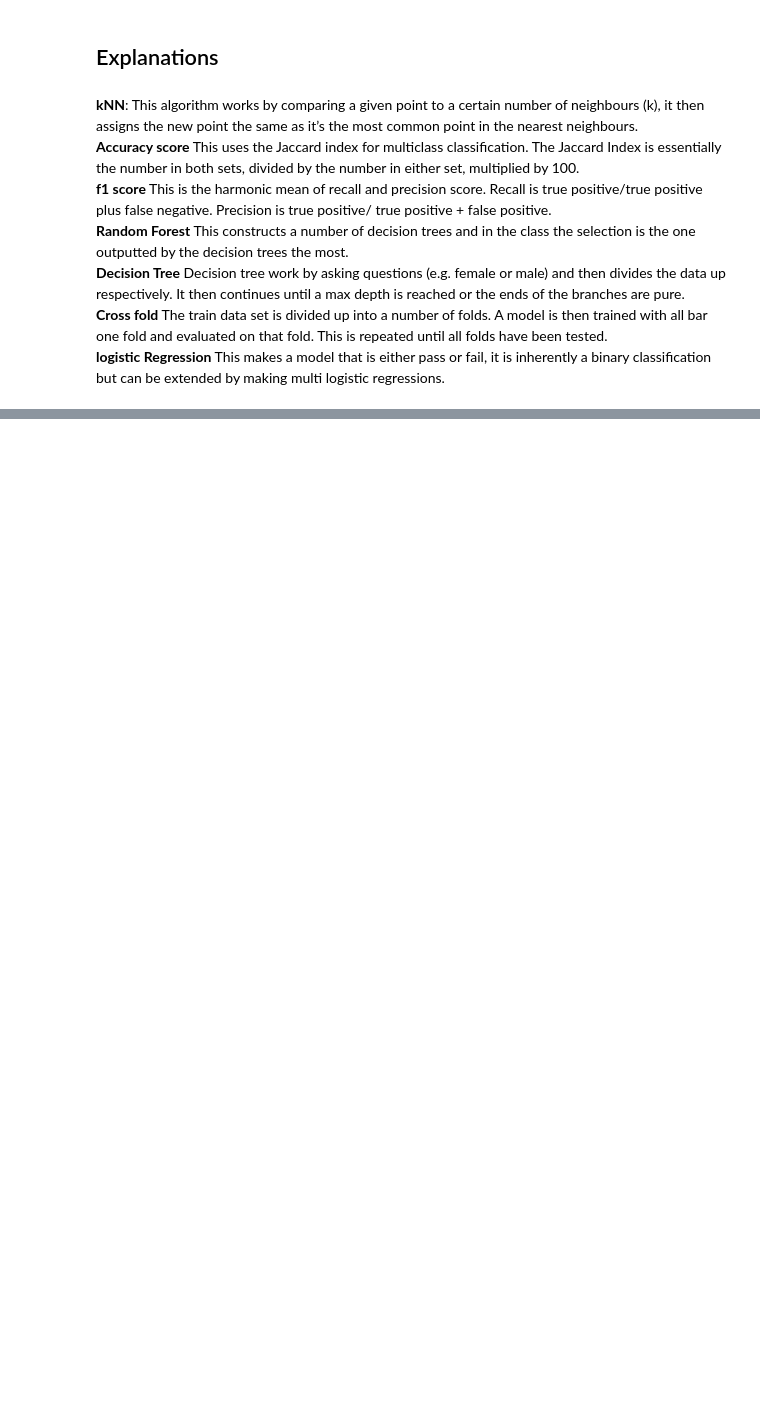
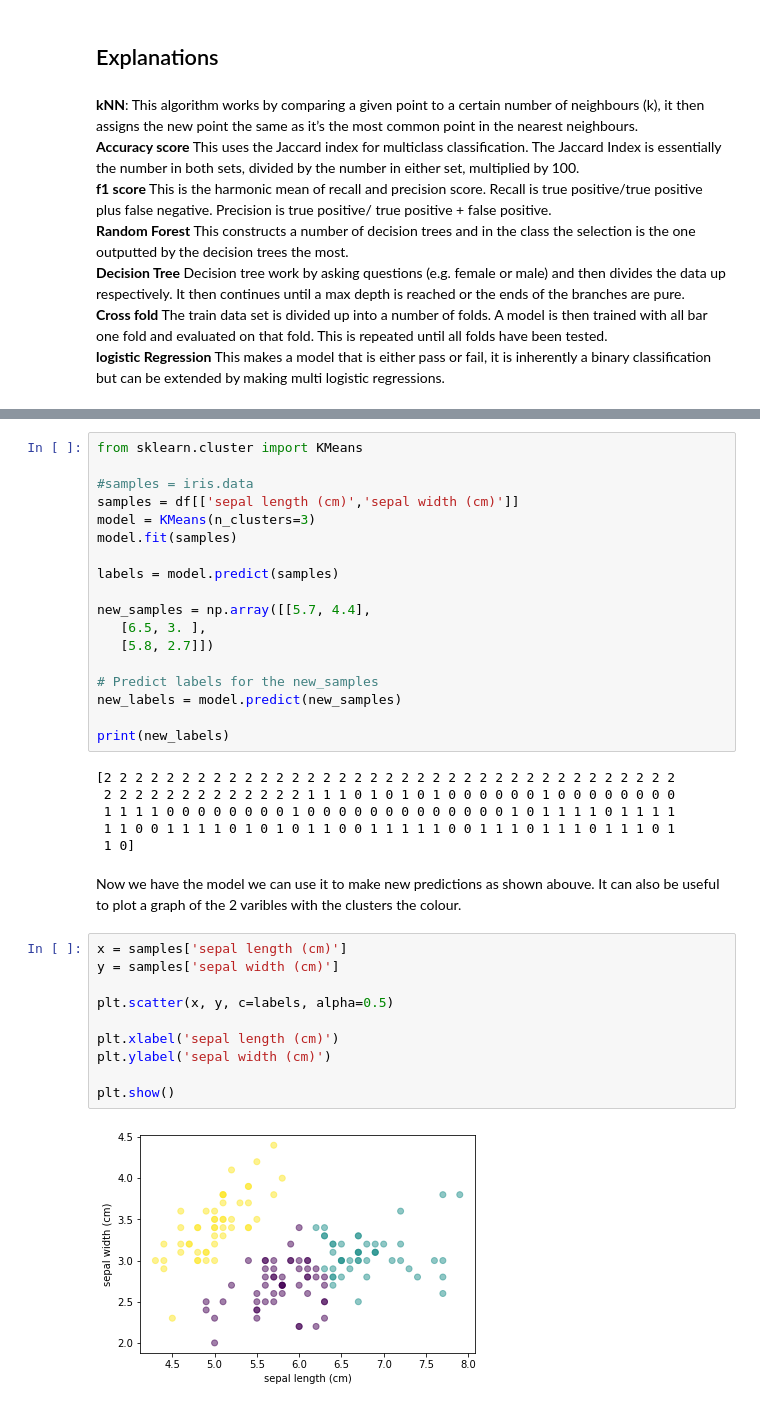
Before and after one commit to AndrewJGroves/DataSciencePortfolio, a Jupyter notebook: Iris.ipynb, the cells around one changed output, grey strips where cells are left out. Saved outputs shown, nothing was run; the diff lists cells and outputs as text; blank space fills up the shorter version.

```diff
--- a/Iris.ipynb
+++ b/Iris.ipynb
@@ -188,0 +199,38 @@ The accuracy of the Logistic Regression is 0.9777777777777777
+# %%
+from sklearn.cluster import KMeans
+
+#samples = iris.data
+samples = df[['sepal length (cm)','sepal width (cm)']]
+model = KMeans(n_clusters=3)
+model.fit(samples)
+
+labels = model.predict(samples)
+
+new_samples = np.array([[5.7, 4.4],
+   [6.5, 3. ],
+   [5.8, 2.7]])
+
+# Predict labels for the new_samples
+new_labels = model.predict(new_samples)
+
+print(new_labels)
+# %% [output]
+[2 2 2 2 2 2 2 2 2 2 2 2 2 2 2 2 2 2 2 2 2 2 2 2 2 2 2 2 2 2 2 2 2 2 2 2 2
+ 2 2 2 2 2 2 2 2 2 2 2 2 2 1 1 1 0 1 0 1 0 1 0 0 0 0 0 0 1 0 0 0 0 0 0 0 0
+ 1 1 1 1 0 0 0 0 0 0 0 0 1 0 0 0 0 0 0 0 0 0 0 0 0 0 1 0 1 1 1 1 0 1 1 1 1
+ 1 1 0 0 1 1 1 1 0 1 0 1 0 1 1 0 0 1 1 1 1 1 0 0 1 1 1 0 1 1 1 0 1 1 1 0 1
+ 1 0]
+# %% [markdown]
+Now we have the model we can use it to make new predictions as shown abouve. It can also be useful to plot a graph of the 2 varibles with the clusters the colour.
+# %%
+x = samples['sepal length (cm)']
+y = samples['sepal width (cm)']
+
+plt.scatter(x, y, c=labels, alpha=0.5)
+
+plt.xlabel('sepal length (cm)')
+plt.ylabel('sepal width (cm)')
+
+plt.show()
+# %% [output]
+[figure, added]
```
Also changed, not shown: parts of 11 cells of this notebook.
